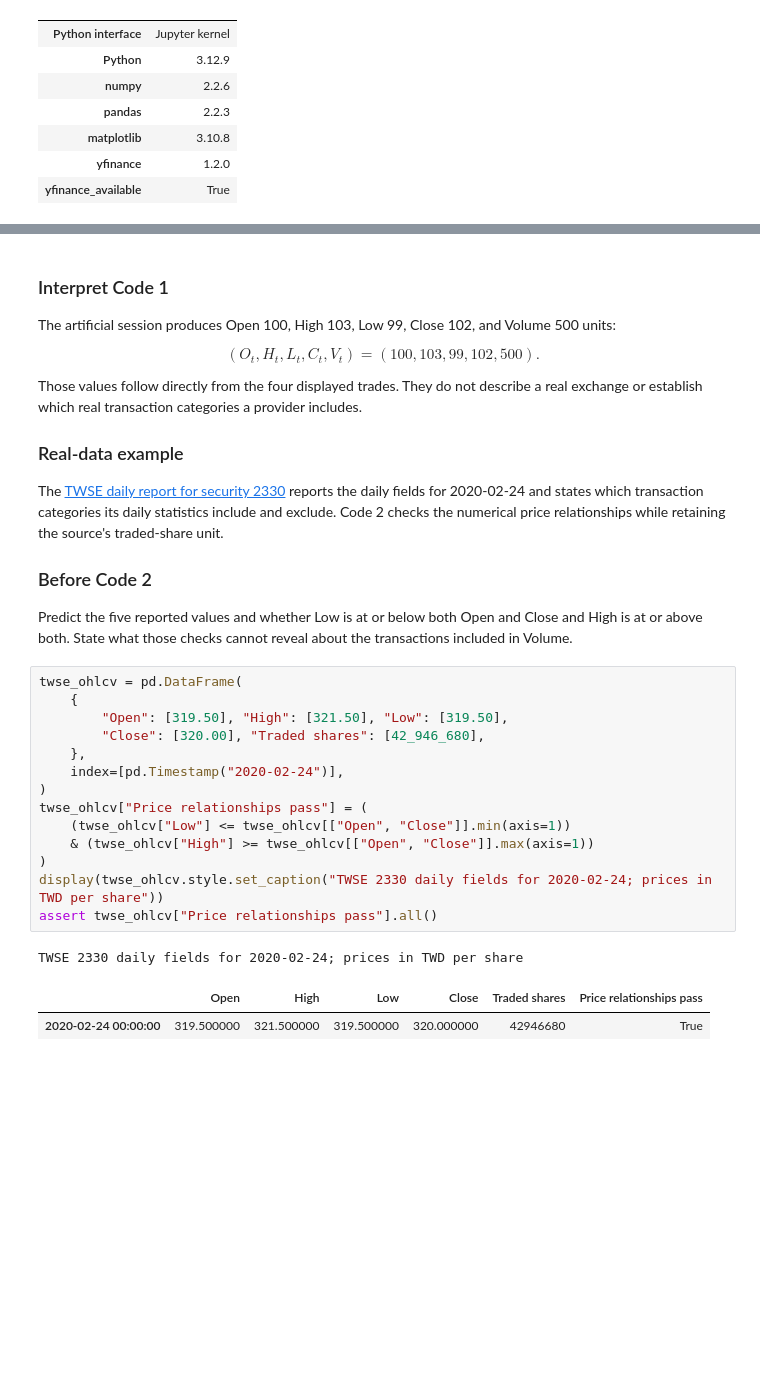
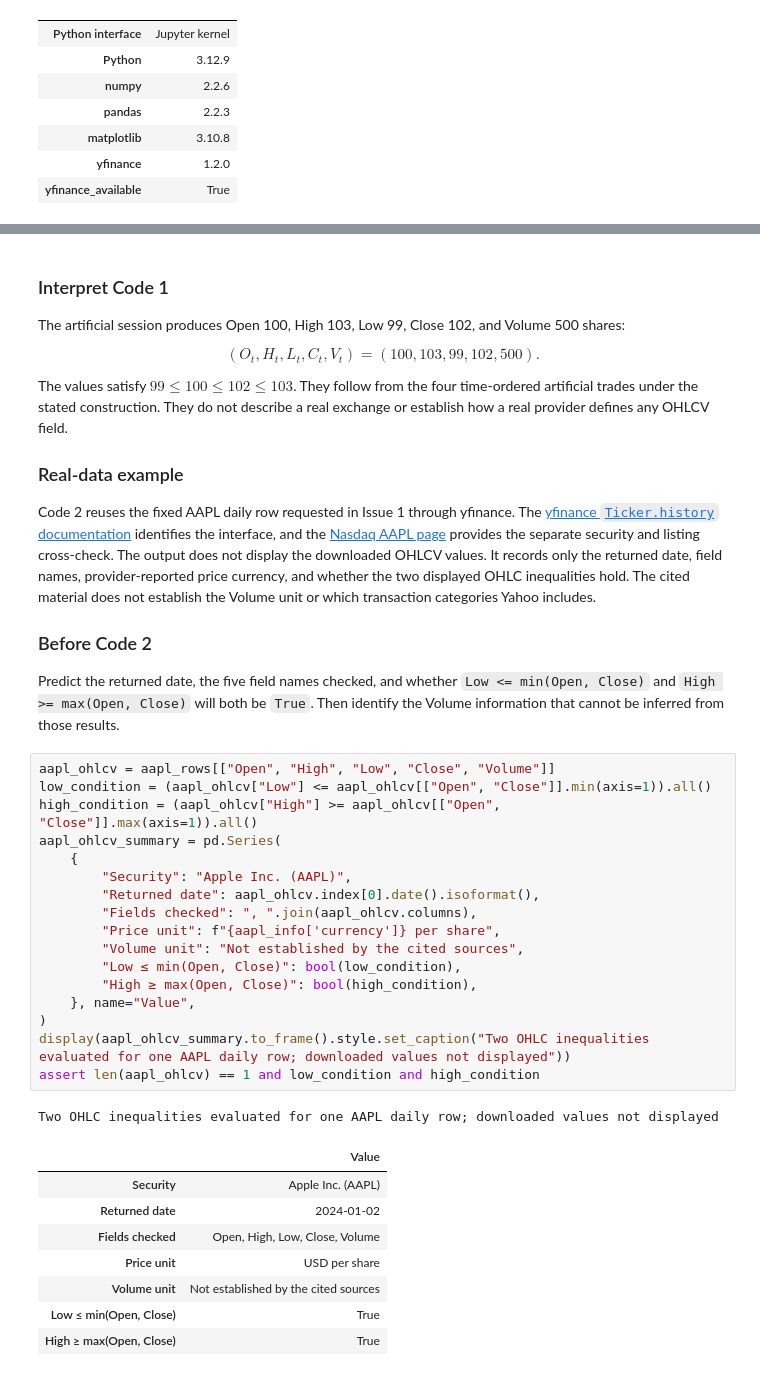
Before and after one commit to KennethWYLee/FinTech, a Jupyter notebook: course/02/week2_main.ipynb, the cells around one changed output, grey strips where cells are left out. Cells and saved outputs as stored; diff of their text form; blank space fills up the shorter version.

```diff
--- a/course/02/week2_main.ipynb
+++ b/course/02/week2_main.ipynb
@@ -543,43 +614,52 @@ OHLCV calculated from four artificial trades; prices in ACU and volume in quanti
 ### Interpret Code 1
 
 
-The artificial session produces Open 100, High 103, Low 99, Close 102, and Volume 500 units:
+The artificial session produces Open 100, High 103, Low 99, Close 102, and Volume 500 shares:
 
 $$
 (O_t,H_t,L_t,C_t,V_t)=(100,103,99,102,500).
 $$
 
-Those values follow directly from the four displayed trades. They do not describe a real exchange or establish which real transaction categories a provider includes.
+The values satisfy $99\leq100\leq102\leq103$. They follow from the four time-ordered artificial trades under the stated construction. They do not describe a real exchange or establish how a real provider defines any OHLCV field.
 
 
 ### Real-data example
 
 
-The [TWSE daily report for security 2330](https://www.twse.com.tw/exchangeReport/STOCK_DAY?date=20200224&response=html&stockNo=2330) reports the daily fields for 2020-02-24 and states which transaction categories its daily statistics include and exclude. Code 2 checks the numerical price relationships while retaining the source's traded-share unit.
+Code 2 reuses the fixed AAPL daily row requested in Issue 1 through yfinance. The [yfinance `Ticker.history` documentation](https://ranaroussi.github.io/yfinance/reference/api/yfinance.Ticker.history.html) identifies the interface, and the [Nasdaq AAPL page](https://www.nasdaq.com/market-activity/stocks/aapl/real-time) provides the separate security and listing cross-check. The output does not display the downloaded OHLCV values. It records only the returned date, field names, provider-reported price currency, and whether the two displayed OHLC inequalities hold. The cited material does not establish the Volume unit or which transaction categories Yahoo includes.
 
 
 ### Before Code 2
 
 
-Predict the five reported values and whether Low is at or below both Open and Close and High is at or above both. State what those checks cannot reveal about the transactions included in Volume.
+Predict the returned date, the five field names checked, and whether `Low <= min(Open, Close)` and `High >= max(Open, Close)` will both be `True`. Then identify the Volume information that cannot be inferred from those results.
 # %%
-twse_ohlcv = pd.DataFrame(
+aapl_ohlcv = aapl_rows[["Open", "High", "Low", "Close", "Volume"]]
+low_condition = (aapl_ohlcv["Low"] <= aapl_ohlcv[["Open", "Close"]].min(axis=1)).all()
+high_condition = (aapl_ohlcv["High"] >= aapl_ohlcv[["Open", "Close"]].max(axis=1)).all()
+aapl_ohlcv_summary = pd.Series(
     {
-        "Open": [319.50], "High": [321.50], "Low": [319.50],
-        "Close": [320.00], "Traded shares": [42_946_680],
-    },
-    index=[pd.Timestamp("2020-02-24")],
+        "Security": "Apple Inc. (AAPL)",
+        "Returned date": aapl_ohlcv.index[0].date().isoformat(),
+        "Fields checked": ", ".join(aapl_ohlcv.columns),
+        "Price unit": f"{aapl_info['currency']} per share",
+        "Volume unit": "Not established by the cited sources",
+        "Low ≤ min(Open, Close)": bool(low_condition),
+        "High ≥ max(Open, Close)": bool(high_condition),
+    }, name="Value",
 )
-twse_ohlcv["Price relationships pass"] = (
-    (twse_ohlcv["Low"] <= twse_ohlcv[["Open", "Close"]].min(axis=1))
-    & (twse_ohlcv["High"] >= twse_ohlcv[["Open", "Close"]].max(axis=1))
-)
-display(twse_ohlcv.style.set_caption("TWSE 2330 daily fields for 2020-02-24; prices in TWD per share"))
-assert twse_ohlcv["Price relationships pass"].all()
+display(aapl_ohlcv_summary.to_frame().style.set_caption("Two OHLC inequalities evaluated for one AAPL daily row; downloaded values not displayed"))
+assert len(aapl_ohlcv) == 1 and low_condition and high_condition
 # %% [output]
-TWSE 2330 daily fields for 2020-02-24; prices in TWD per share
+Two OHLC inequalities evaluated for one AAPL daily row; downloaded values not displayed
-|  | Open | High | Low | Close | Traded shares | Price relationships pass |
-| 2020-02-24 00:00:00 | 319.500000 | 321.500000 | 319.500000 | 320.000000 | 42946680 | True |
+|  | Value |
+| Security | Apple Inc. (AAPL) |
+| Returned date | 2024-01-02 |
+| Fields checked | Open, High, Low, Close, Volume |
+| Price unit | USD per share |
+| Volume unit | Not established by the cited sources |
+| Low ≤ min(Open, Close) | True |
+| High ≥ max(Open, Close) | True |
 # %% [markdown]
 ### Interpret Code 2
 
```
Also changed, not shown: parts of 130 cells of this notebook.
